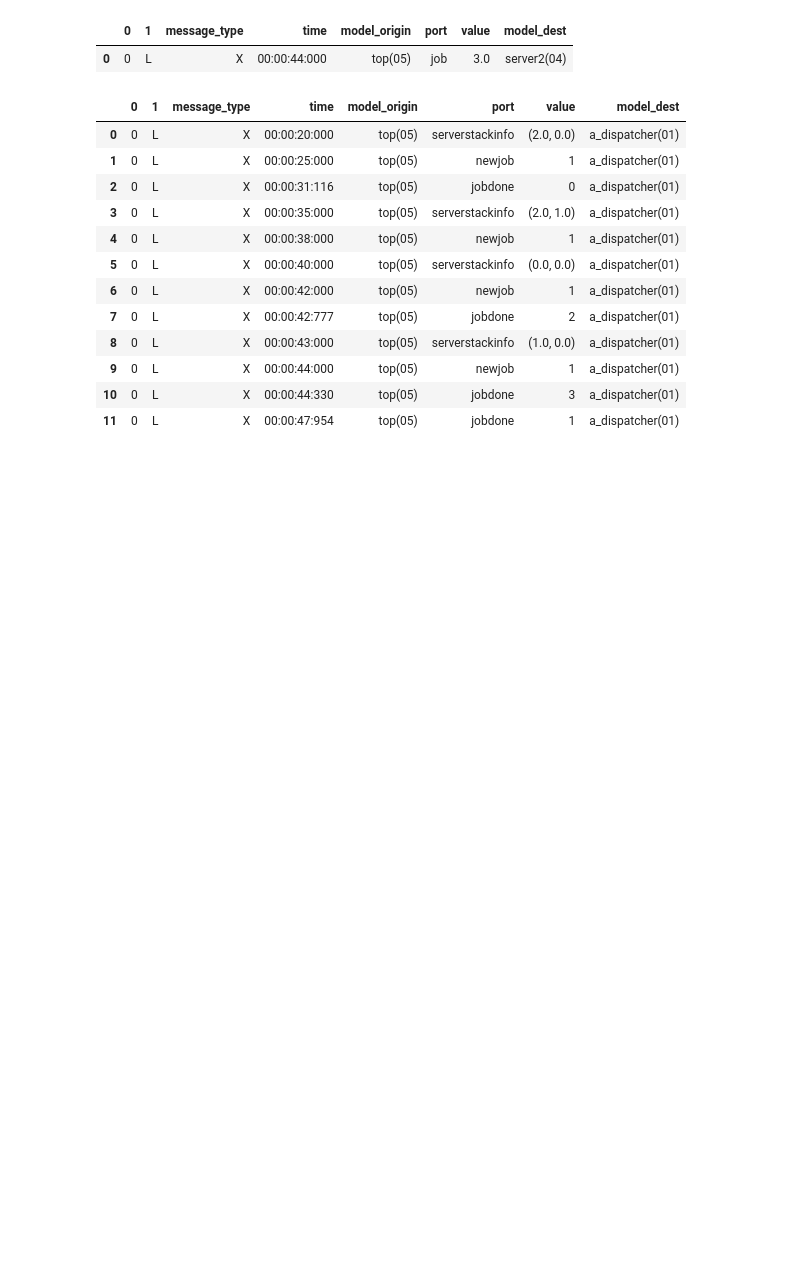
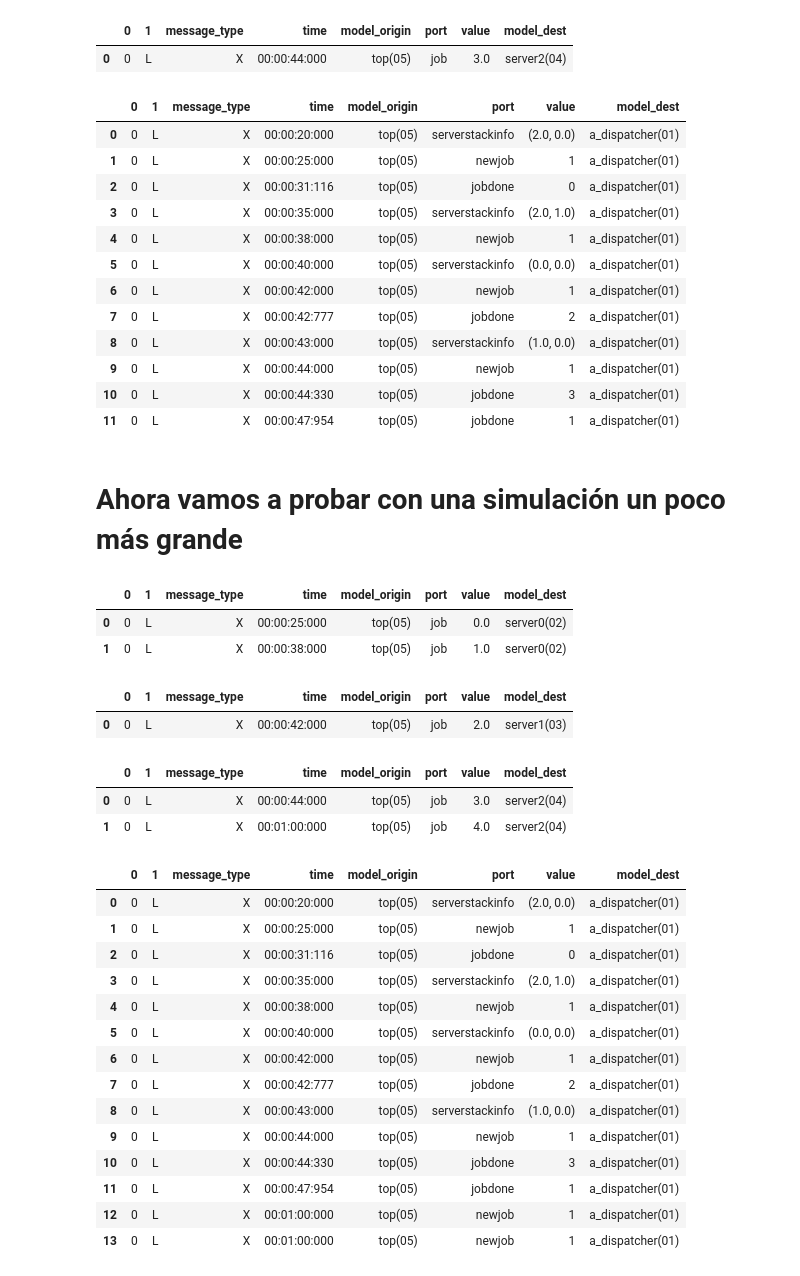
Before and after one commit to pedrotambo/ddos-simulation-devs, a Jupyter notebook: Server-Dispatcher Coupled.ipynb, the cells around one changed output. Drawn from its saved outputs; the diff is of its cells as text; code cells hidden in the pictures; blank space fills up the shorter version.

```diff
--- a/Server-Dispatcher Coupled.ipynb
+++ b/Server-Dispatcher Coupled.ipynb
@@ -200,3 +203,65 @@ display(results.logs_dfs['a_dispatcher'])
 | 9 | 0 | L | X | 00:00:44:000 | top(05) | newjob | 1 | a_dispatcher(01) |
 | 10 | 0 | L | X | 00:00:44:330 | top(05) | jobdone | 3 | a_dispatcher(01) |
 | 11 | 0 | L | X | 00:00:47:954 | top(05) | jobdone | 1 | a_dispatcher(01) |
+# %% [markdown]
+# Ahora vamos a probar con una simulación un poco más grande
+# %%
+sim_events = [
+    Event(VirtualTime(0,0,20,0,0), top_model.get_port('serverStackInfo'), [float(2),float(0)]),
+    Event(VirtualTime(0,0,25,0,0), top_model.get_port('newJob'), float(1)),
+    Event(VirtualTime(0,0,35,0,0), top_model.get_port('serverStackInfo'), [float(2),float(1)]),
+    Event(VirtualTime(0,0,38,0,0), top_model.get_port('newJob'), float(1)),
+    Event(VirtualTime(0,0,40,0,0), top_model.get_port('serverStackInfo'), [float(0),float(0)]),
+    Event(VirtualTime(0,0,42,0,0), top_model.get_port('newJob'), float(1)),
+    Event(VirtualTime(0,0,43,0,0), top_model.get_port('serverStackInfo'), [float(1),float(0)]),
+    Event(VirtualTime(0,0,44,0,0), top_model.get_port('newJob'), float(1)),
+    Event(VirtualTime(0,0,60,0,0), top_model.get_port('newJob'), float(1)),
+#     Event(VirtualTime(0,0,60,0,0), top_model.get_port('newJob'), float(1)),
+#     Event(VirtualTime(0,0,60,0,0), top_model.get_port('newJob'), float(1)),
+#     Event(VirtualTime(0,0,60,0,0), top_model.get_port('newJob'), float(1)),
+#     Event(VirtualTime(0,1,2,0,0), top_model.get_port('newJob'), float(1)),
+#     Event(VirtualTime(0,1,2,0,0), top_model.get_port('newJob'), float(1)),
+]
+
+a_simulation = Simulation(top_model = top_model,
+                          duration = VirtualTime.of_minutes(50),
+                          events=sim_events,
+                          working_dir='sim_results/'
+                         )
+
+results = mySimulator.run_simulation(a_simulation)
+# %%
+display(results.logs_dfs['server0'])
+# %% [output]
+|  | 0 | 1 | message_type | time | model_origin | port | value | model_dest |
+| 0 | 0 | L | X | 00:00:25:000 | top(05) | job | 0.0 | server0(02) |
+| 1 | 0 | L | X | 00:00:38:000 | top(05) | job | 1.0 | server0(02) |
+# %%
+display(results.logs_dfs['server1'])
+# %% [output]
+|  | 0 | 1 | message_type | time | model_origin | port | value | model_dest |
+| 0 | 0 | L | X | 00:00:42:000 | top(05) | job | 2.0 | server1(03) |
+# %%
+display(results.logs_dfs['server2'])
+# %% [output]
+|  | 0 | 1 | message_type | time | model_origin | port | value | model_dest |
+| 0 | 0 | L | X | 00:00:44:000 | top(05) | job | 3.0 | server2(04) |
+| 1 | 0 | L | X | 00:01:00:000 | top(05) | job | 4.0 | server2(04) |
+# %%
+display(results.logs_dfs['a_dispatcher'])
+# %% [output]
+|  | 0 | 1 | message_type | time | model_origin | port | value | model_dest |
+| 0 | 0 | L | X | 00:00:20:000 | top(05) | serverstackinfo | (2.0, 0.0) | a_dispatcher(01) |
+| 1 | 0 | L | X | 00:00:25:000 | top(05) | newjob | 1 | a_dispatcher(01) |
+| 2 | 0 | L | X | 00:00:31:116 | top(05) | jobdone | 0 | a_dispatcher(01) |
+| 3 | 0 | L | X | 00:00:35:000 | top(05) | serverstackinfo | (2.0, 1.0) | a_dispatcher(01) |
+| 4 | 0 | L | X | 00:00:38:000 | top(05) | newjob | 1 | a_dispatcher(01) |
+| 5 | 0 | L | X | 00:00:40:000 | top(05) | serverstackinfo | (0.0, 0.0) | a_dispatcher(01) |
+| 6 | 0 | L | X | 00:00:42:000 | top(05) | newjob | 1 | a_dispatcher(01) |
+| 7 | 0 | L | X | 00:00:42:777 | top(05) | jobdone | 2 | a_dispatcher(01) |
+| 8 | 0 | L | X | 00:00:43:000 | top(05) | serverstackinfo | (1.0, 0.0) | a_dispatcher(01) |
+| 9 | 0 | L | X | 00:00:44:000 | top(05) | newjob | 1 | a_dispatcher(01) |
+| 10 | 0 | L | X | 00:00:44:330 | top(05) | jobdone | 3 | a_dispatcher(01) |
+| 11 | 0 | L | X | 00:00:47:954 | top(05) | jobdone | 1 | a_dispatcher(01) |
+| 12 | 0 | L | X | 00:01:00:000 | top(05) | newjob | 1 | a_dispatcher(01) |
+| 13 | 0 | L | X | 00:01:00:000 | top(05) | newjob | 1 | a_dispatcher(01) |
```
Also changed, not shown: parts of 4 cells of this notebook, 2 other files.
